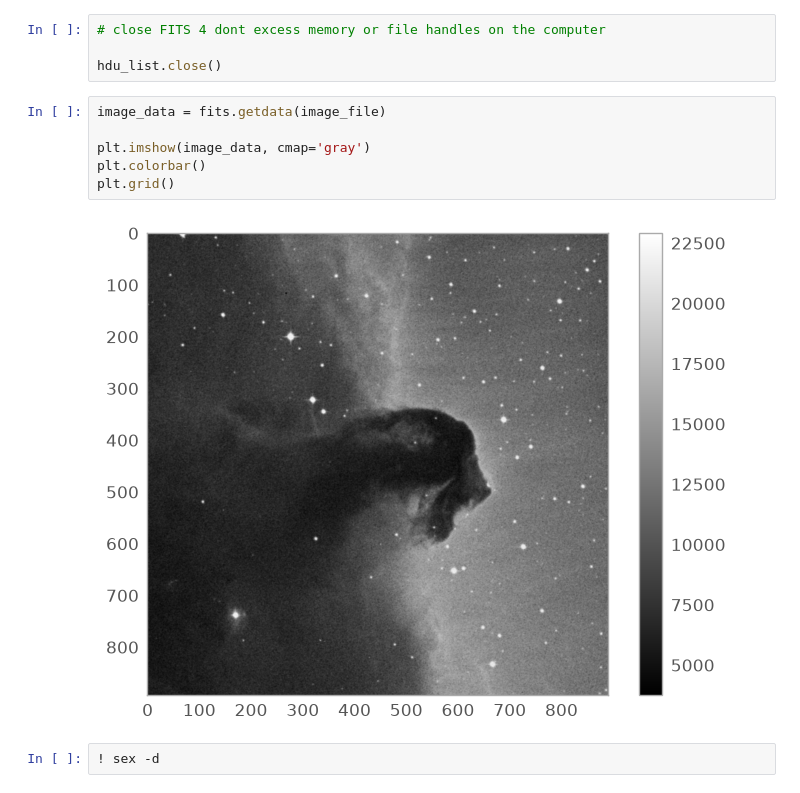
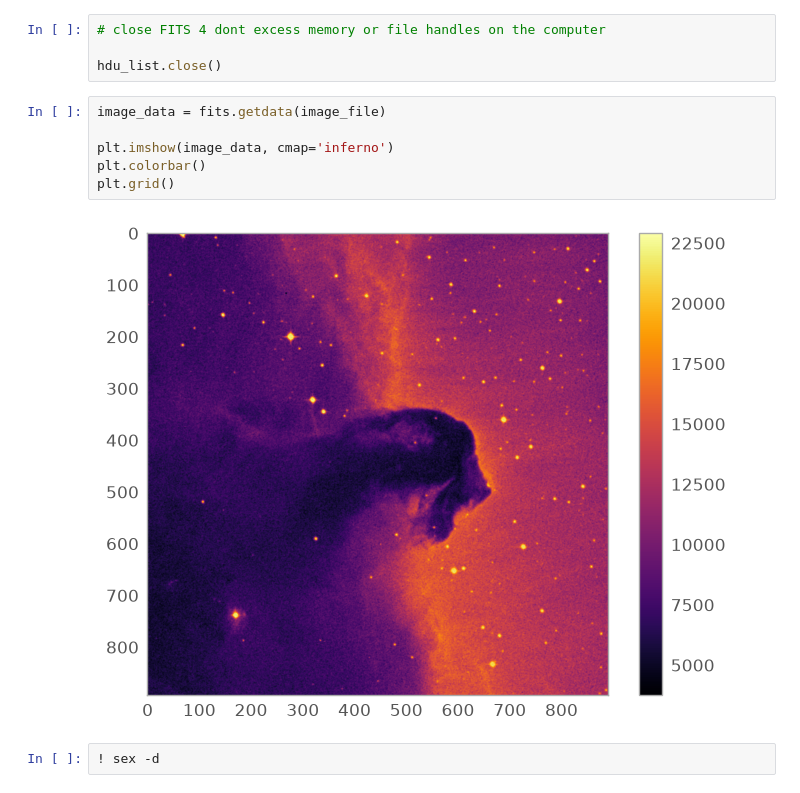
Before and after one commit to sh4rkNy/sextractor_tests, a Jupyter notebook: 001teste.ipynb, the cells around one changed output. Drawn from its saved outputs; the diff is of its cells as text.

```diff
--- a/001teste.ipynb
+++ b/001teste.ipynb
@@ -31,11 +60,11 @@ hdu_list.close()
 # %%
 image_data = fits.getdata(image_file)
 
-plt.imshow(image_data, cmap='gray')
+plt.imshow(image_data, cmap='inferno')
 plt.colorbar()
 plt.grid()
 # %% [output]
-[figure, old version]
+[figure, new version]
 # %%
 ! sex -d
 # %% [output]
```
Also changed, not shown: parts of 5 cells of this notebook.
